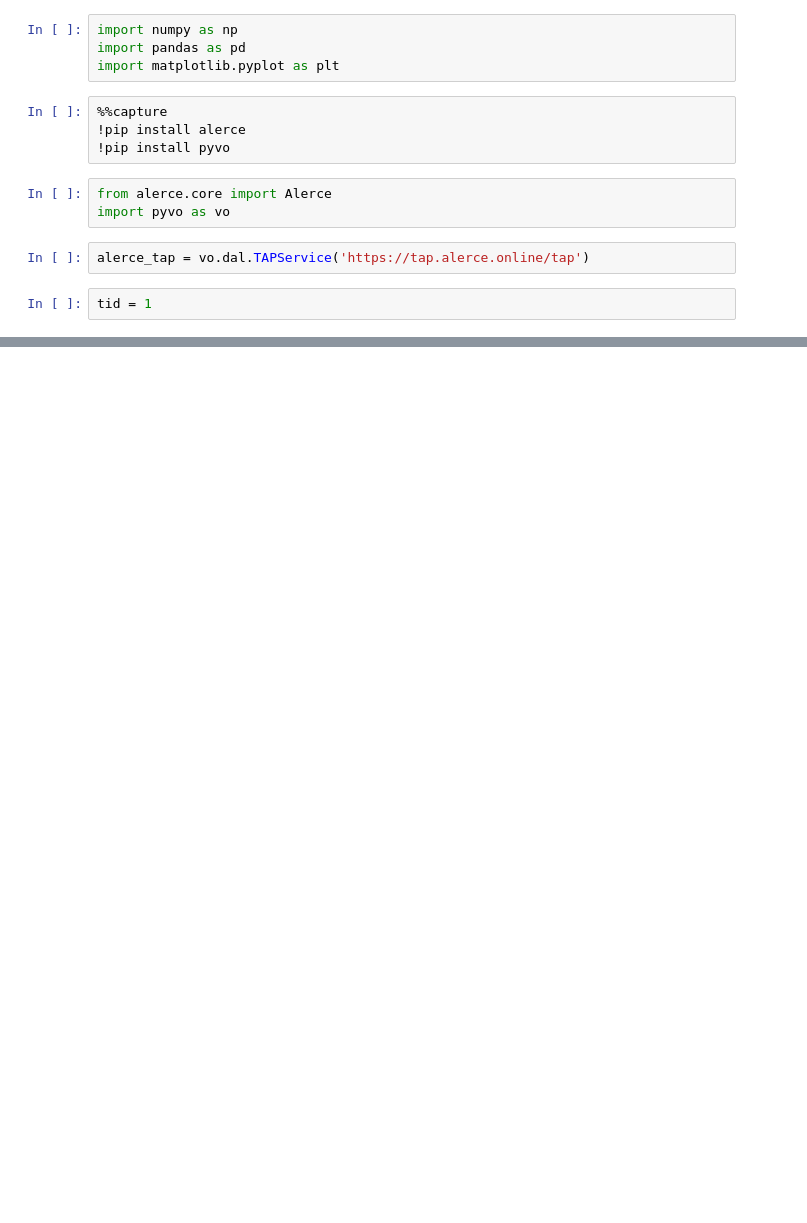
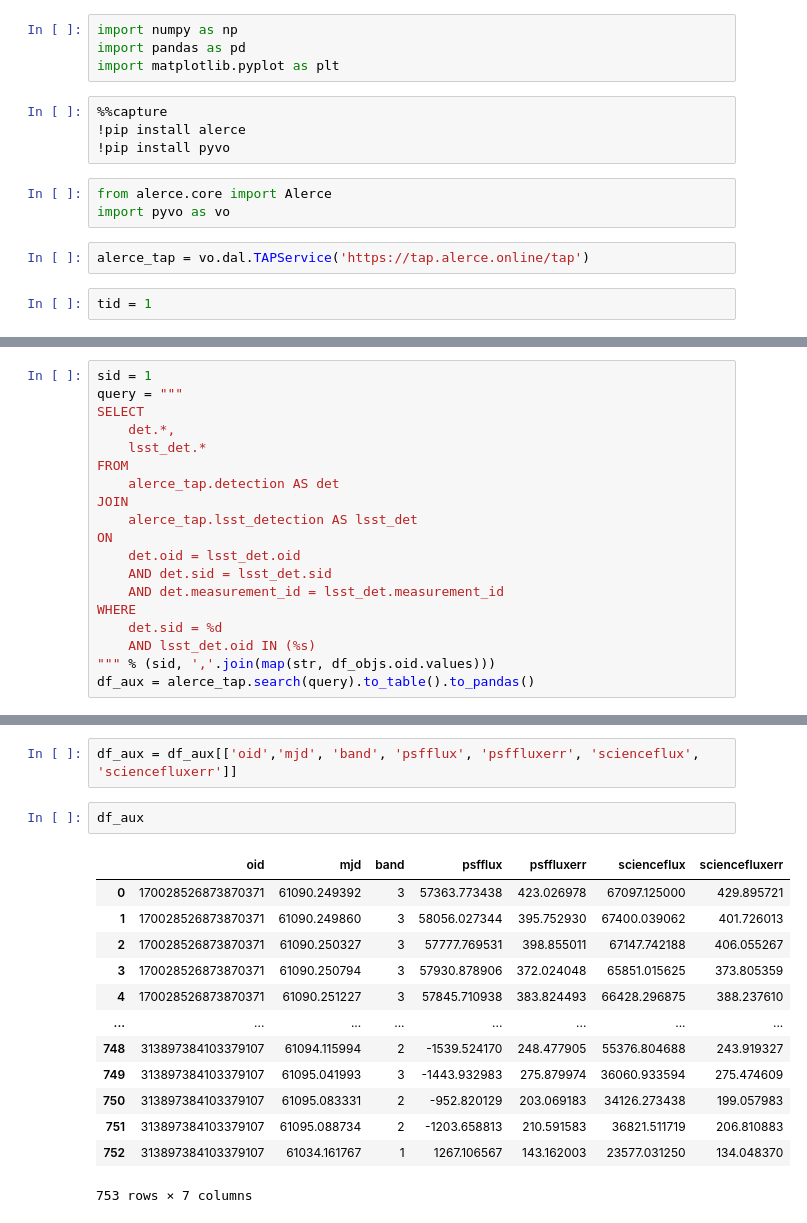
Before and after one commit to jurados/alercehackton2026, a Jupyter notebook: LSST_Candidates.ipynb, the cells around one changed output, grey strips where cells are left out. Drawn from its saved outputs; the diff is of its cells as text; blank space fills up the shorter version.

```diff
--- a/LSST_Candidates.ipynb
+++ b/LSST_Candidates.ipynb
@@ -50,0 +61,19 @@ df_objs.drop(columns=cols, inplace=True)
+# %%
+sid = 1
+query = """
+SELECT
+    det.*,
+    lsst_det.*
+FROM
+    alerce_tap.detection AS det
+JOIN
+    alerce_tap.lsst_detection AS lsst_det
+ON
+    det.oid = lsst_det.oid
+    AND det.sid = lsst_det.sid
+    AND det.measurement_id = lsst_det.measurement_id
+WHERE
+    det.sid = %d
+    AND lsst_det.oid IN (%s)
+""" % (sid, ','.join(map(str, df_objs.oid.values)))
+df_aux = alerce_tap.search(query).to_table().to_pandas()
@@ -50,0 +92,18 @@ df_objs.drop(columns=cols, inplace=True)
+# %%
+df_aux = df_aux[['oid','mjd', 'band', 'psfflux', 'psffluxerr', 'scienceflux', 'sciencefluxerr']]
+# %%
+df_aux
+# %% [output]
+|  | oid | mjd | band | psfflux | psffluxerr | scienceflux | sciencefluxerr |
+| 0 | 170028526873870371 | 61090.249392 | 3 | 57363.773438 | 423.026978 | 67097.125000 | 429.895721 |
+| 1 | 170028526873870371 | 61090.249860 | 3 | 58056.027344 | 395.752930 | 67400.039062 | 401.726013 |
+| 2 | 170028526873870371 | 61090.250327 | 3 | 57777.769531 | 398.855011 | 67147.742188 | 406.055267 |
+| 3 | 170028526873870371 | 61090.250794 | 3 | 57930.878906 | 372.024048 | 65851.015625 | 373.805359 |
+| 4 | 170028526873870371 | 61090.251227 | 3 | 57845.710938 | 383.824493 | 66428.296875 | 388.237610 |
+| ... | ... | ... | ... | ... | ... | ... | ... |
+| 748 | 313897384103379107 | 61094.115994 | 2 | -1539.524170 | 248.477905 | 55376.804688 | 243.919327 |
+| 749 | 313897384103379107 | 61095.041993 | 3 | -1443.932983 | 275.879974 | 36060.933594 | 275.474609 |
+| 750 | 313897384103379107 | 61095.083331 | 2 | -952.820129 | 203.069183 | 34126.273438 | 199.057983 |
+| 751 | 313897384103379107 | 61095.088734 | 2 | -1203.658813 | 210.591583 | 36821.511719 | 206.810883 |
+| 752 | 313897384103379107 | 61034.161767 | 1 | 1267.106567 | 143.162003 | 23577.031250 | 134.048370 |
+753 rows × 7 columns
```
Also changed, not shown: parts of 5 cells of this notebook.
